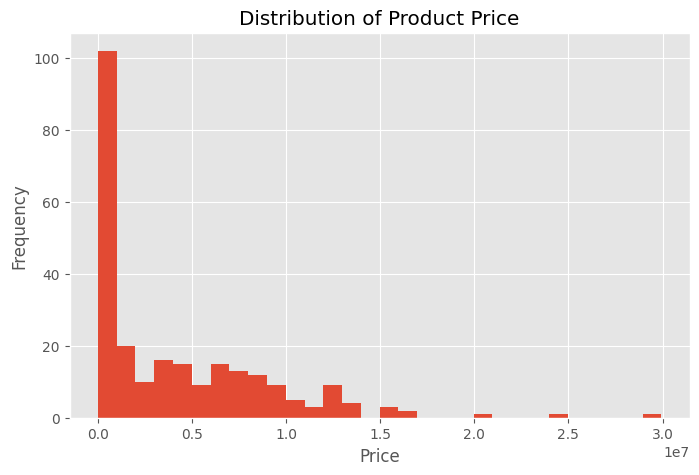
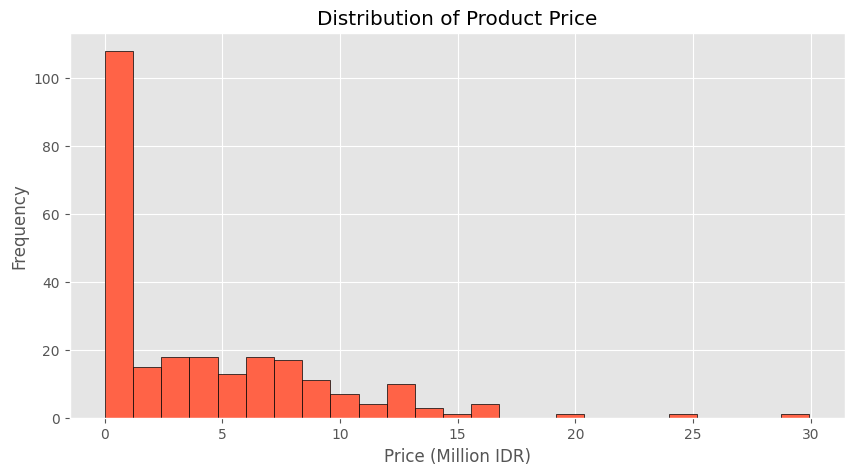
The notebook cell's code change between the first figure and the second:
--- before
+++ after
@@ -1,11 +1,12 @@
-plt.figure(figsize=(8,5))
+plt.figure(figsize=(10,5))
 
-plt.hist(df["price_avg"], bins=30)
+plt.hist(df["price_avg"], bins=25, color="tomato", edgecolor="black")
 
 plt.title("Distribution of Product Price")
-
-plt.xlabel("Price")
-
+plt.xlabel("Price (Million IDR)")
 plt.ylabel("Frequency")
 
+formatter = FuncFormatter(lambda x, pos: f'{x/1_000_000:.0f}')
+plt.gca().xaxis.set_major_formatter(formatter)
+
 plt.show()

Commit: change distribution from 1e7 to 1e6